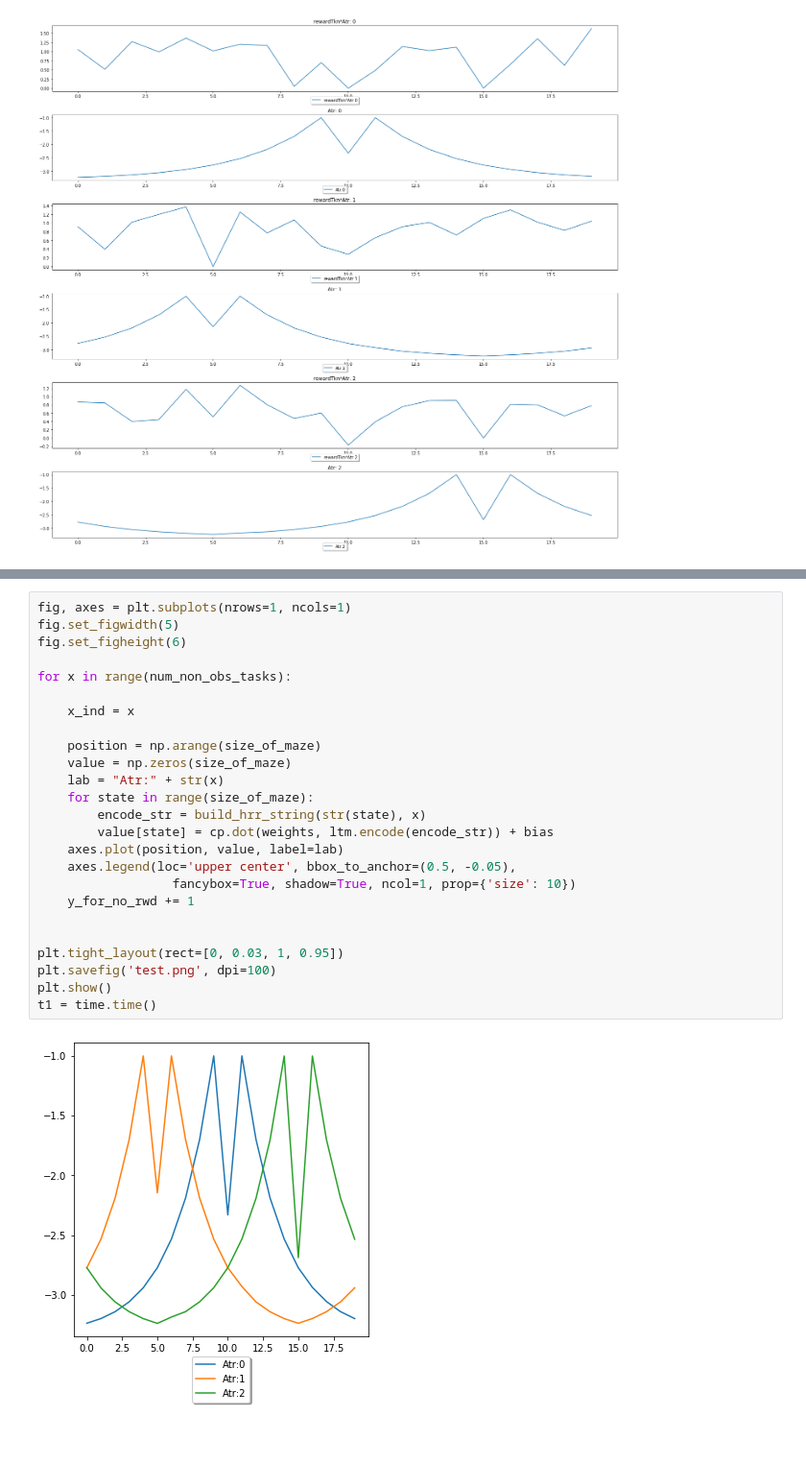
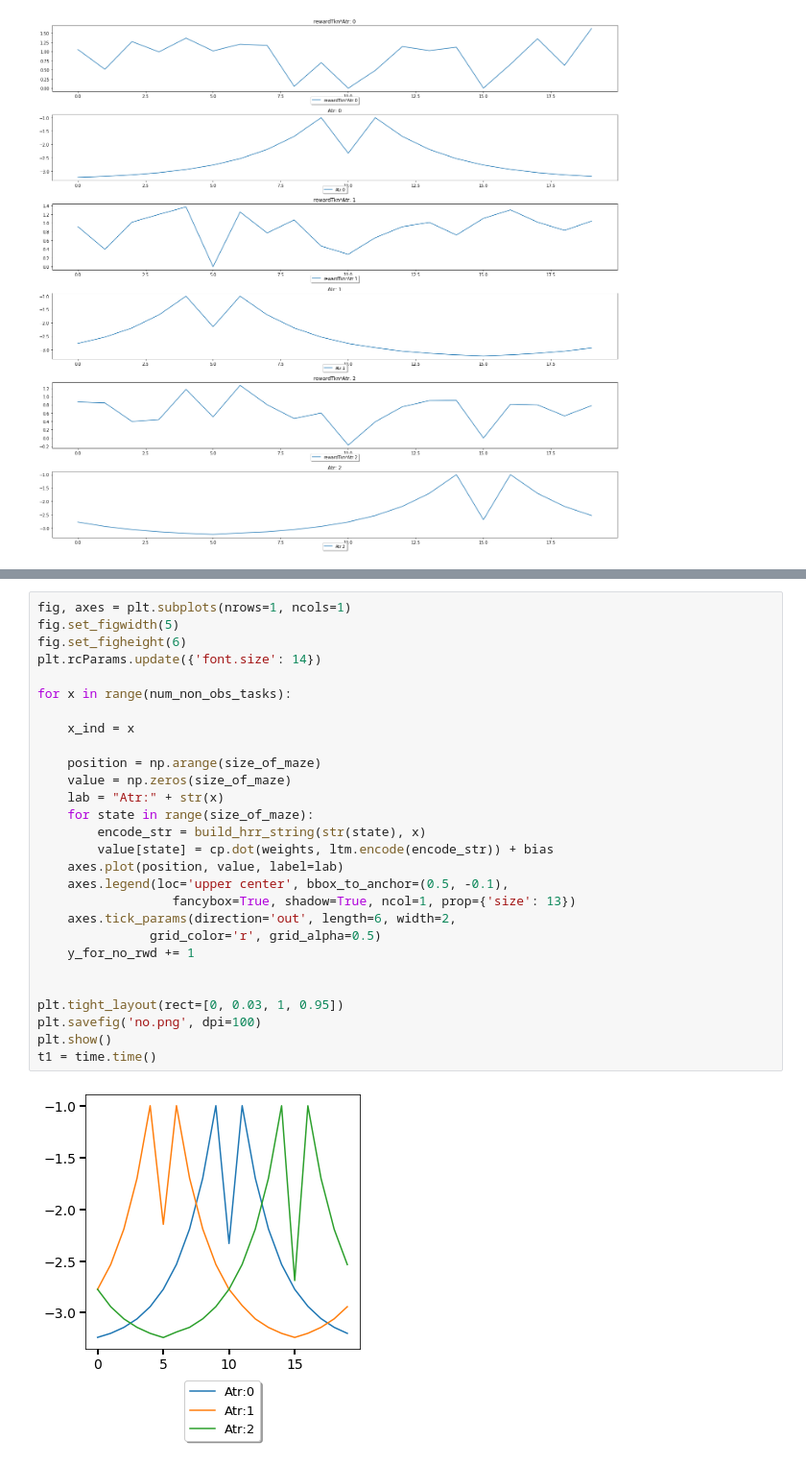
Before and after one commit to nibraaska/Working-Memory-Temporal-Difference, a Jupyter notebook: combined_model/updated_non_obs.ipynb, the cells around one changed output, grey strips where cells are left out. Shown at 96% size. Drawn from its saved outputs; the diff is of its cells as text; blank space fills up the shorter version.

```diff
--- a/combined_model/updated_non_obs.ipynb
+++ b/combined_model/updated_non_obs.ipynb
@@ -325,27 +325,30 @@ print(total / 60)
 # %%
 fig, axes = plt.subplots(nrows=1, ncols=1)
 fig.set_figwidth(5)
 fig.set_figheight(6)
+plt.rcParams.update({'font.size': 14})
 
 for x in range(num_non_obs_tasks):
 
     x_ind = x
 
     position = np.arange(size_of_maze)
     value = np.zeros(size_of_maze)
     lab = "Atr:" + str(x)
     for state in range(size_of_maze):
         encode_str = build_hrr_string(str(state), x)
         value[state] = cp.dot(weights, ltm.encode(encode_str)) + bias
     axes.plot(position, value, label=lab)
-    axes.legend(loc='upper center', bbox_to_anchor=(0.5, -0.05),
-                  fancybox=True, shadow=True, ncol=1, prop={'size': 10})
+    axes.legend(loc='upper center', bbox_to_anchor=(0.5, -0.1),
+                  fancybox=True, shadow=True, ncol=1, prop={'size': 13})
+    axes.tick_params(direction='out', length=6, width=2,
+               grid_color='r', grid_alpha=0.5)
     y_for_no_rwd += 1
 
 
 plt.tight_layout(rect=[0, 0.03, 1, 0.95])
-plt.savefig('test.png', dpi=100)
+plt.savefig('no.png', dpi=100)
 plt.show()
 t1 = time.time()
 # %% [output]
-[figure, old version]
+[figure, new version]
```
Also changed, not shown: parts of 1 cell of this notebook, 9 other files.
